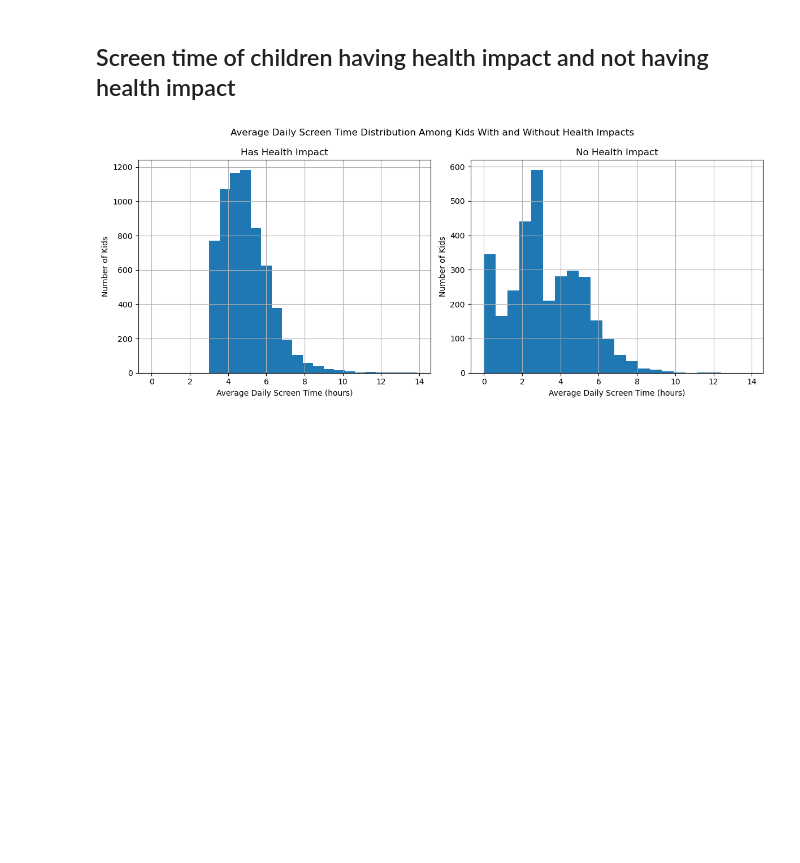
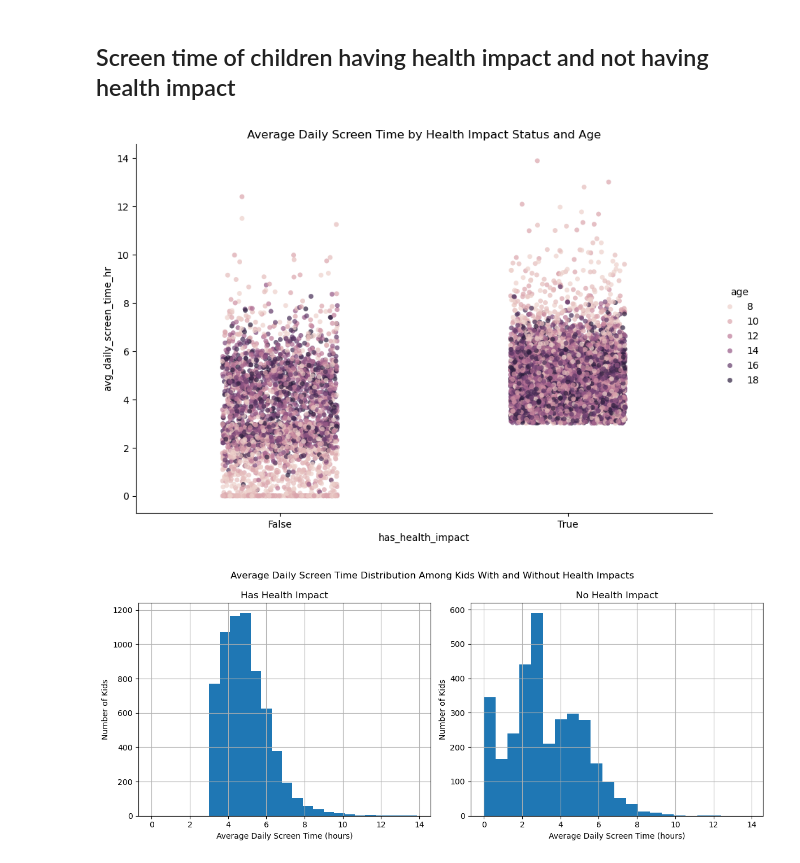
Before and after one commit to suranjanrana/indian-kids-screen-time-analysis, a Jupyter notebook: screen_time_analysis.ipynb, the cells around one changed output. Cells and saved outputs as stored; diff of their text form; code cells hidden in the pictures; blank space fills up the shorter version.

```diff
--- a/screen_time_analysis.ipynb
+++ b/screen_time_analysis.ipynb
@@ -271,5 +231,11 @@ plt.show()
 # %% [markdown]
 ## Screen time of children having health impact and not having health impact
+# %%
+sns.catplot(kind="strip", data=df, y="avg_daily_screen_time_hr", x="has_health_impact", hue="age", jitter=0.2, alpha=0.7, height=6, aspect=1.5)
+plt.title("Average Daily Screen Time by Health Impact Status and Age")
+plt.show()
+# %% [output]
+[figure, added]
 # %%
 fig, axes = plt.subplots(nrows=1, ncols=2, figsize=(12, 5), sharex=True)
 axes = axes.flatten()
```
Also changed, not shown: parts of 18 cells of this notebook.
